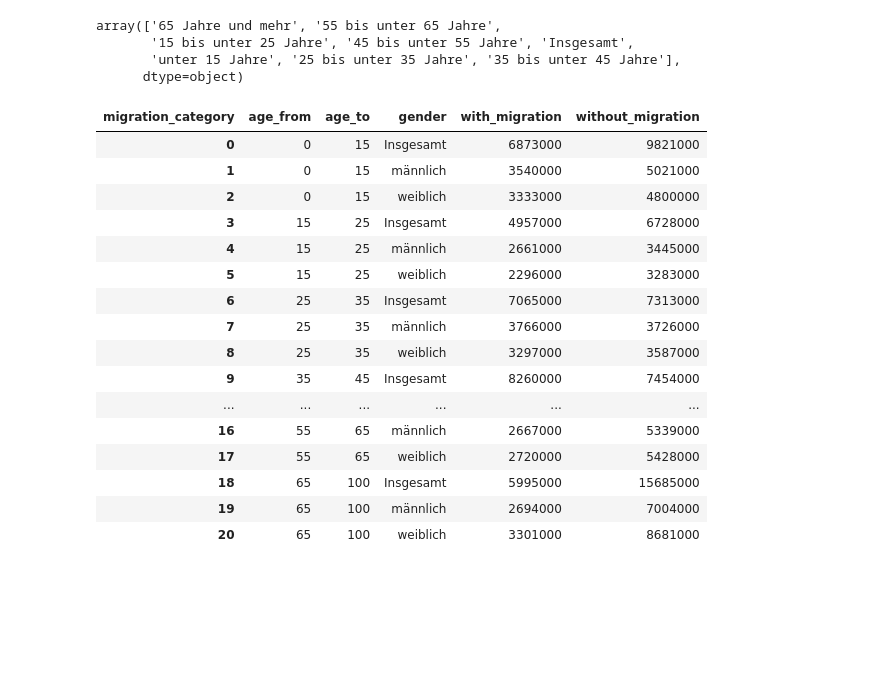
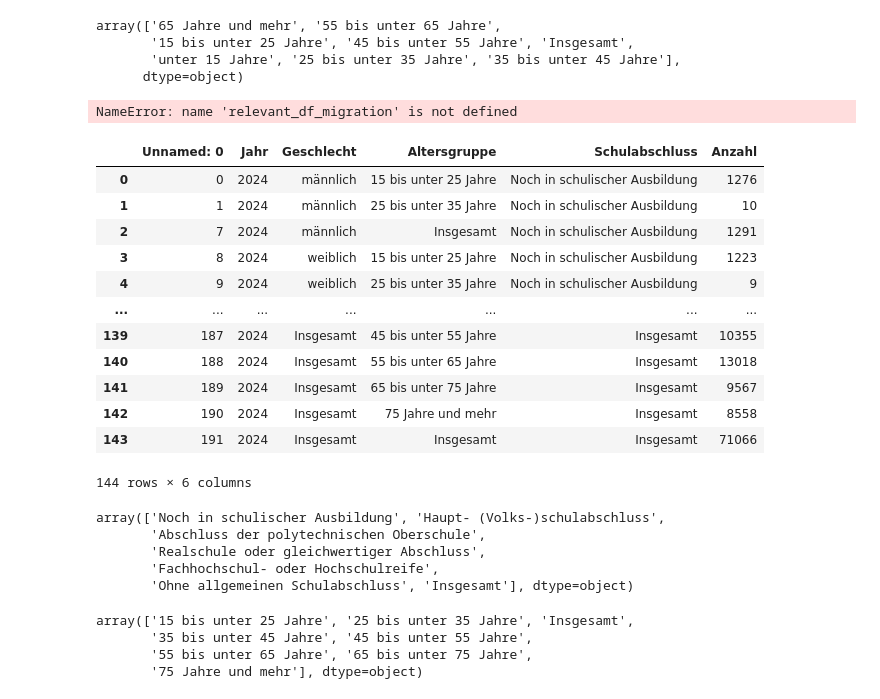
Before and after one commit to ltreme/Social-Bias-Benchmark, a Jupyter notebook: app/notebooks/Persona_Gen_draft.ipynb, the cells around one changed output. Saved outputs shown, nothing was run; the diff lists cells and outputs as text; code cells hidden in the pictures; blank space fills up the shorter version.

```diff
--- a/app/notebooks/Persona_Gen_draft.ipynb
+++ b/app/notebooks/Persona_Gen_draft.ipynb
@@ -402,29 +425,6 @@ def classify_migration_status(label):
         return 'without_migration'
     else:
         return None  # falls z.B. "Insgesamt" oder irrelevante Gruppen
-
-import re
-
-def parse_age_range(age_str):
-    if pd.isnull(age_str):
-        return None, None
-
-    # "15 bis unter 25 Jahre"
-    match = re.match(r'(\d+)\s+bis unter\s+(\d+)\s+Jahre', age_str)
-    if match:
-        return int(match.group(1)), int(match.group(2))-1  # -1, da "unter" nicht inkludiert ist
-
-    # "unter 15 Jahre"
-    match = re.match(r'unter\s+(\d+)\s+Jahre', age_str)
-    if match:
-        return 0, int(match.group(1))-1  # -1, da "unter" nicht inkludiert ist
-
-    # "65 Jahre und mehr" → setze age_to = 100
-    match = re.match(r'(\d+)\s+Jahre und mehr', age_str)
-    if match:
-        return int(match.group(1)), 100
-
-    return None, None
 
 
 # Kopie erzeugen, um das Original nicht zu verändern
@@ -453,20 +453,4 @@ pivot_df = df.pivot_table(
 # Ergebnis anzeigen
 pivot_df
 # %% [output]
-| migration_category | age_from | age_to | gender | with_migration | without_migration |
-| 0 | 0 | 15 | Insgesamt | 6873000 | 9821000 |
-| 1 | 0 | 15 | männlich | 3540000 | 5021000 |
-| 2 | 0 | 15 | weiblich | 3333000 | 4800000 |
-| 3 | 15 | 25 | Insgesamt | 4957000 | 6728000 |
-| 4 | 15 | 25 | männlich | 2661000 | 3445000 |
-| 5 | 15 | 25 | weiblich | 2296000 | 3283000 |
-| 6 | 25 | 35 | Insgesamt | 7065000 | 7313000 |
-| 7 | 25 | 35 | männlich | 3766000 | 3726000 |
-| 8 | 25 | 35 | weiblich | 3297000 | 3587000 |
-| 9 | 35 | 45 | Insgesamt | 8260000 | 7454000 |
-| ... | ... | ... | ... | ... | ... |
-| 16 | 55 | 65 | männlich | 2667000 | 5339000 |
-| 17 | 55 | 65 | weiblich | 2720000 | 5428000 |
-| 18 | 65 | 100 | Insgesamt | 5995000 | 15685000 |
-| 19 | 65 | 100 | männlich | 2694000 | 7004000 |
-| 20 | 65 | 100 | weiblich | 3301000 | 8681000 |
+NameError: name 'relevant_df_migration' is not defined
@@ -472,0 +459,33 @@ pivot_df
+# %%
+import pandas as pd
+df_edu = pd.read_csv('../../data/raw/Bildung_Bevölkerung_1211-0100_de.csv')
+df_edu
+# %% [output]
+|  | Unnamed: 0 | Jahr | Geschlecht | Altersgruppe | Schulabschluss | Anzahl |
+| 0 | 0 | 2024 | männlich | 15 bis unter 25 Jahre | Noch in schulischer Ausbildung | 1276 |
+| 1 | 1 | 2024 | männlich | 25 bis unter 35 Jahre | Noch in schulischer Ausbildung | 10 |
+| 2 | 7 | 2024 | männlich | Insgesamt | Noch in schulischer Ausbildung | 1291 |
+| 3 | 8 | 2024 | weiblich | 15 bis unter 25 Jahre | Noch in schulischer Ausbildung | 1223 |
+| 4 | 9 | 2024 | weiblich | 25 bis unter 35 Jahre | Noch in schulischer Ausbildung | 9 |
+| ... | ... | ... | ... | ... | ... | ... |
+| 139 | 187 | 2024 | Insgesamt | 45 bis unter 55 Jahre | Insgesamt | 10355 |
+| 140 | 188 | 2024 | Insgesamt | 55 bis unter 65 Jahre | Insgesamt | 13018 |
+| 141 | 189 | 2024 | Insgesamt | 65 bis unter 75 Jahre | Insgesamt | 9567 |
+| 142 | 190 | 2024 | Insgesamt | 75 Jahre und mehr | Insgesamt | 8558 |
+| 143 | 191 | 2024 | Insgesamt | Insgesamt | Insgesamt | 71066 |
+144 rows × 6 columns
+# %%
+df_edu['Schulabschluss'].unique()
+# %% [output]
+array(['Noch in schulischer Ausbildung', 'Haupt- (Volks-)schulabschluss',
+       'Abschluss der polytechnischen Oberschule',
+       'Realschule oder gleichwertiger Abschluss',
+       'Fachhochschul- oder Hochschulreife',
+       'Ohne allgemeinen Schulabschluss', 'Insgesamt'], dtype=object)
+# %%
+df_edu['Altersgruppe'].unique()
+# %% [output]
+array(['15 bis unter 25 Jahre', '25 bis unter 35 Jahre', 'Insgesamt',
+       '35 bis unter 45 Jahre', '45 bis unter 55 Jahre',
+       '55 bis unter 65 Jahre', '65 bis unter 75 Jahre',
+       '75 Jahre und mehr'], dtype=object)
```
Also changed, not shown: parts of 6 cells of this notebook, 6 other files.
